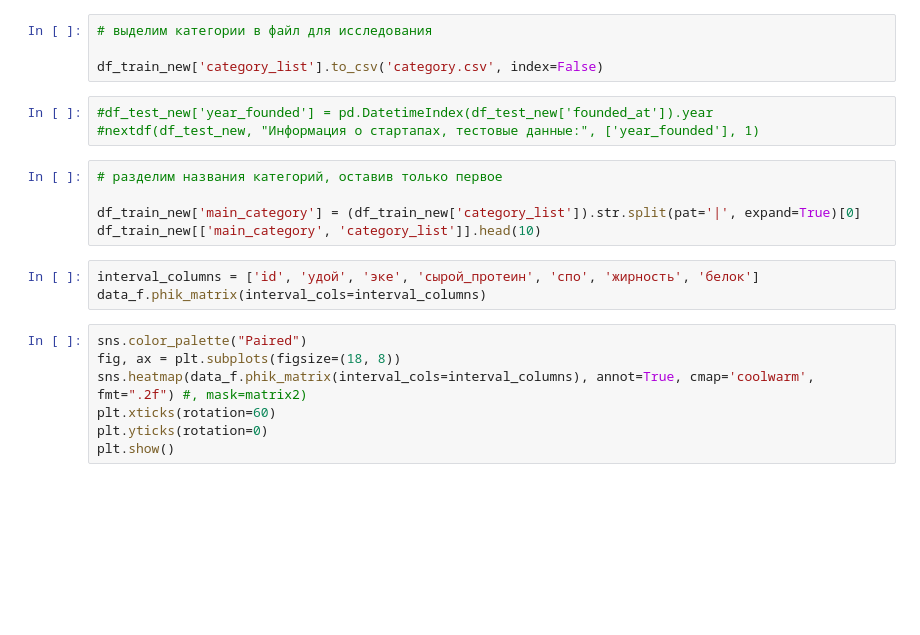
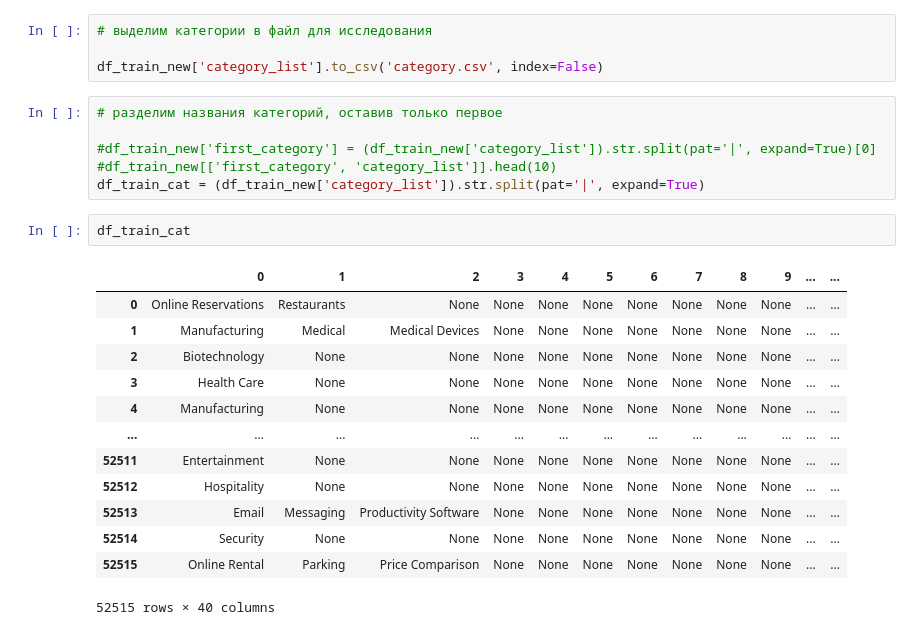
Before and after one commit to OlMac48/master-Olmakey, a Jupyter notebook: masterskaja1-Makeykin.ipynb, the cells around one changed output. Drawn from its saved outputs; the diff is of its cells as text; blank space fills up the shorter version.

```diff
--- a/masterskaja1-Makeykin.ipynb
+++ b/masterskaja1-Makeykin.ipynb
@@ -578,21 +545,25 @@ Name: lifetime, Length: 3456, dtype: int64
 # выделим категории в файл для исследования
 
 df_train_new['category_list'].to_csv('category.csv', index=False)
-# %%
-#df_test_new['year_founded'] = pd.DatetimeIndex(df_test_new['founded_at']).year
-#nextdf(df_test_new, "Информация о стартапах, тестовые данные:", ['year_founded'], 1)
 # %%
 # разделим названия категорий, оставив только первое
 
-df_train_new['main_category'] = (df_train_new['category_list']).str.split(pat='|', expand=True)[0]
-df_train_new[['main_category', 'category_list']].head(10)
+#df_train_new['first_category'] = (df_train_new['category_list']).str.split(pat='|', expand=True)[0]
+#df_train_new[['first_category', 'category_list']].head(10)
+df_train_cat = (df_train_new['category_list']).str.split(pat='|', expand=True)
-# %%
-interval_columns = ['id', 'удой', 'эке', 'сырой_протеин', 'спо', 'жирность', 'белок']
-data_f.phik_matrix(interval_cols=interval_columns)
-# %%
-sns.color_palette("Paired")
-fig, ax = plt.subplots(figsize=(18, 8))
-sns.heatmap(data_f.phik_matrix(interval_cols=interval_columns), annot=True, cmap='coolwarm',  fmt=".2f") #, mask=matrix2)
-plt.xticks(rotation=60)
-plt.yticks(rotation=0)
-plt.show()
+# %%
+df_train_cat
+# %% [output]
+|  | 0 | 1 | 2 | 3 | 4 | 5 | 6 | 7 | 8 | 9 | ... | ... |
+| 0 | Online Reservations | Restaurants | None | None | None | None | None | None | None | None | ... | ... |
+| 1 | Manufacturing | Medical | Medical Devices | None | None | None | None | None | None | None | ... | ... |
+| 2 | Biotechnology | None | None | None | None | None | None | None | None | None | ... | ... |
+| 3 | Health Care | None | None | None | None | None | None | None | None | None | ... | ... |
+| 4 | Manufacturing | None | None | None | None | None | None | None | None | None | ... | ... |
+| ... | ... | ... | ... | ... | ... | ... | ... | ... | ... | ... | ... | ... |
+| 52511 | Entertainment | None | None | None | None | None | None | None | None | None | ... | ... |
+| 52512 | Hospitality | None | None | None | None | None | None | None | None | None | ... | ... |
+| 52513 | Email | Messaging | Productivity Software | None | None | None | None | None | None | None | ... | ... |
+| 52514 | Security | None | None | None | None | None | None | None | None | None | ... | ... |
+| 52515 | Online Rental | Parking | Price Comparison | None | None | None | None | None | None | None | ... | ... |
+52515 rows × 40 columns
```
Also changed, not shown: parts of 12 cells of this notebook.
